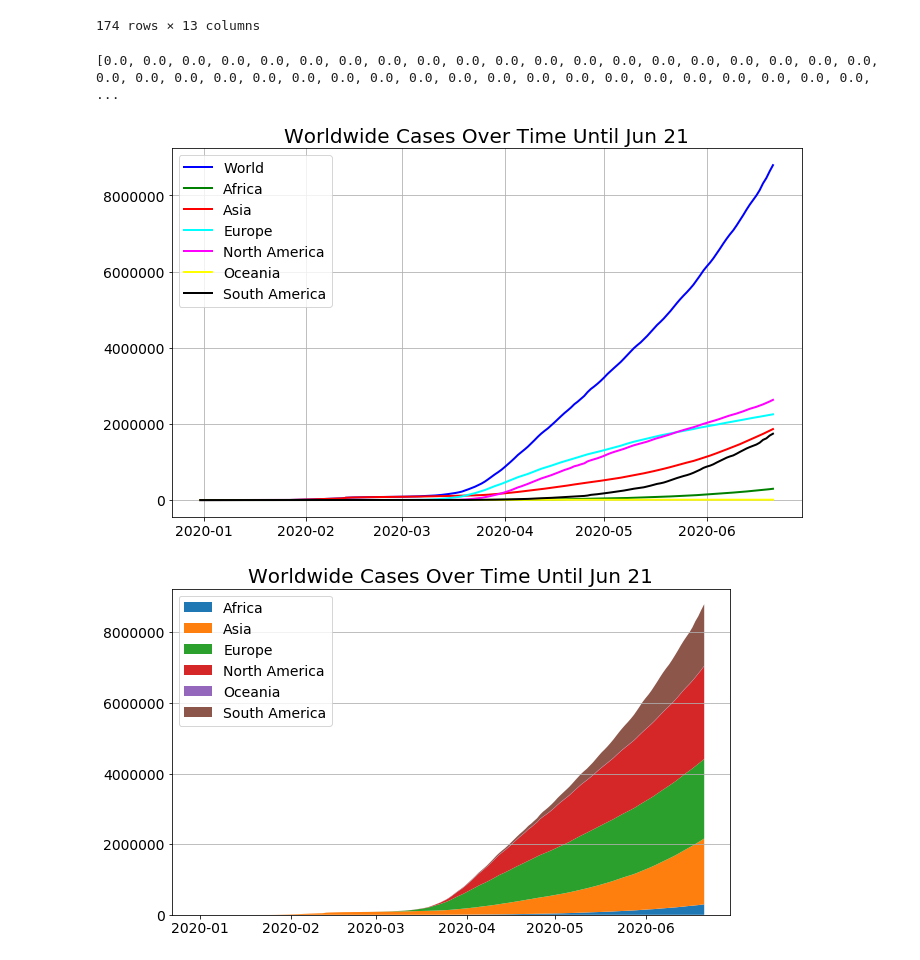
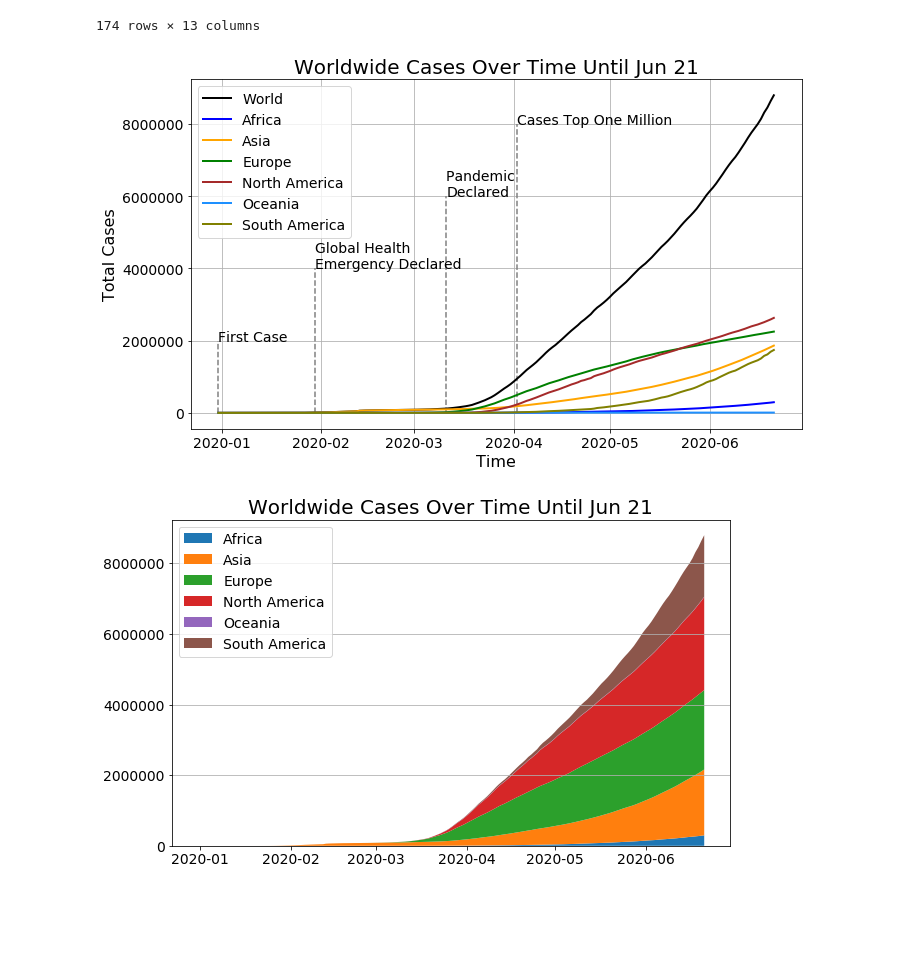
Before and after one commit to M-Agami/META-B, a Jupyter notebook: Coding/Coronavirus.ipynb, the cells around one changed output. Cells and saved outputs as stored; diff of their text form; code cells hidden in the pictures; blank space fills up the shorter version.

Commit message:
plots update

```diff
--- a/Coding/Coronavirus.ipynb
+++ b/Coding/Coronavirus.ipynb
@@ -177,45 +180,55 @@ oceania_cases_list= oceania_cases_daily['Total Cases'].values.tolist()
 south_america_cases = combined_df[(combined_df['Continent']=='South America')].groupby("Date")
 south_america_cases_daily = south_america_cases.sum()
 south_america_cases_list= south_america_cases_daily['Total Cases'].values.tolist()
-
-print(south_america_cases_list)
-# %% [output]
-[0.0, 0.0, 0.0, 0.0, 0.0, 0.0, 0.0, 0.0, 0.0, 0.0, 0.0, 0.0, 0.0, 0.0, 0.0, 0.0, 0.0, 0.0, 0.0, 0.0, 0.0, 0.0, 0.0, 0.0, 0.0, 0.0, 0.0, 0.0, 0.0, 0.0, 0.0, 0.0, 0.0, 0.0, 0.0, 0.0, 0.0, 0.0, 0.0, 0.0, ...
 # %%
 
 
 dates = world_data['Date'].values.tolist()
 world_cases=world_data['Total Cases'].values.tolist()
 dates_values = [datetime.datetime.strptime(d,"%Y-%m-%d").date() for d in dates]
 
 
 
 plt.figure(figsize=(10,6))
 
-world_handle, = plt.plot(dates_values, world_cases,color="blue",label="World",linewidth=2)
-africa_handle, = plt.plot(dates_values, africa_cases_list,color="green",label="Africa",linewidth=2)
-asia_handle, = plt.plot(dates_values, asia_cases_list,color="red",label="Asia",linewidth=2)
-europe_handle, = plt.plot(dates_values, europe_cases_list,color="cyan",label="Europe",linewidth=2)
-north_america_handle, = plt.plot(dates_values, north_america_cases_list,color="magenta",label="North America",linewidth=2)
-oceania_handle, = plt.plot(dates_values, oceania_cases_list,color="yellow",label="Oceania",linewidth=2)
-south_america_handle, = plt.plot(dates_values, south_america_cases_list,color="black",label="South America",linewidth=2)
+world_handle, = plt.plot(dates_values, world_cases,color="black",label="World",linewidth=2)
+africa_handle, = plt.plot(dates_values, africa_cases_list,color="blue",label="Africa",linewidth=2)
+asia_handle, = plt.plot(dates_values, asia_cases_list,color="orange",label="Asia",linewidth=2)
+europe_handle, = plt.plot(dates_values, europe_cases_list,color="green",label="Europe",linewidth=2)
+north_america_handle, = plt.plot(dates_values, north_america_cases_list,color="brown",label="North America",linewidth=2)
+oceania_handle, = plt.plot(dates_values, oceania_cases_list,color="dodgerblue",label="Oceania",linewidth=2)
+south_america_handle, = plt.plot(dates_values, south_america_cases_list,color="olive",label="South America",linewidth=2)
 
 # plt.xticks(rotation='40')
 plt.legend(loc="upper left", fontsize=14)
 plt.title("Worldwide Cases Over Time Until Jun 21", fontsize=20)
 
 plt.tick_params(axis='both', which='major', labelsize=14)
+plt.xlabel("Time",fontsize=16)
+plt.ylabel("Total Cases", fontsize=16)
 
+# Plot horiontal lines
+dates_important=["2019-12-31", "2020-01-30", "2020-03-11", "2020-04-02"]
+dates_important_values=[datetime.datetime.strptime(d,"%Y-%m-%d").date() for d in dates_important]
 
+plt.vlines(dates_important_values[0], 0, 2000000, colors='grey', linestyles='dashed', label='line1') #who declares covid a pandemic
+plt.vlines(dates_important_values[1], 0, 4000000, colors='grey', linestyles='dashed', label='line1') #first US case confirmed
+plt.vlines(dates_important_values[2], 0, 6000000, colors='grey', linestyles='dashed', label='line1')
+plt.vlines(dates_important_values[3], 0, 8000000, colors='grey', linestyles='dashed', label='line1')
+
+plt.text(dates_important_values[0], 2000000,"First Case", size=14)
+plt.text(dates_important_values[1], 4000000,"Global Health \nEmergency Declared", size=14)
+plt.text(dates_important_values[2], 6000000,"Pandemic \nDeclared", size=14)
+plt.text(dates_important_values[3], 8000000,"Cases Top One Million", size=14)
 # plt.xlabel("Time")
 # plt.ylabel("Cases")
 plt.tight_layout()
 
 plt.grid()
 plt.savefig('Worldwide Cases1.png', dpi=400)
 plt.show()
 # %% [output]
-[figure, old version]
+[figure, new version]
 # %%
 dates = world_data['Date'].values.tolist()
 world_cases=world_data['Total Cases'].values.tolist()
```
Also changed, not shown: parts of 21 cells of this notebook.
